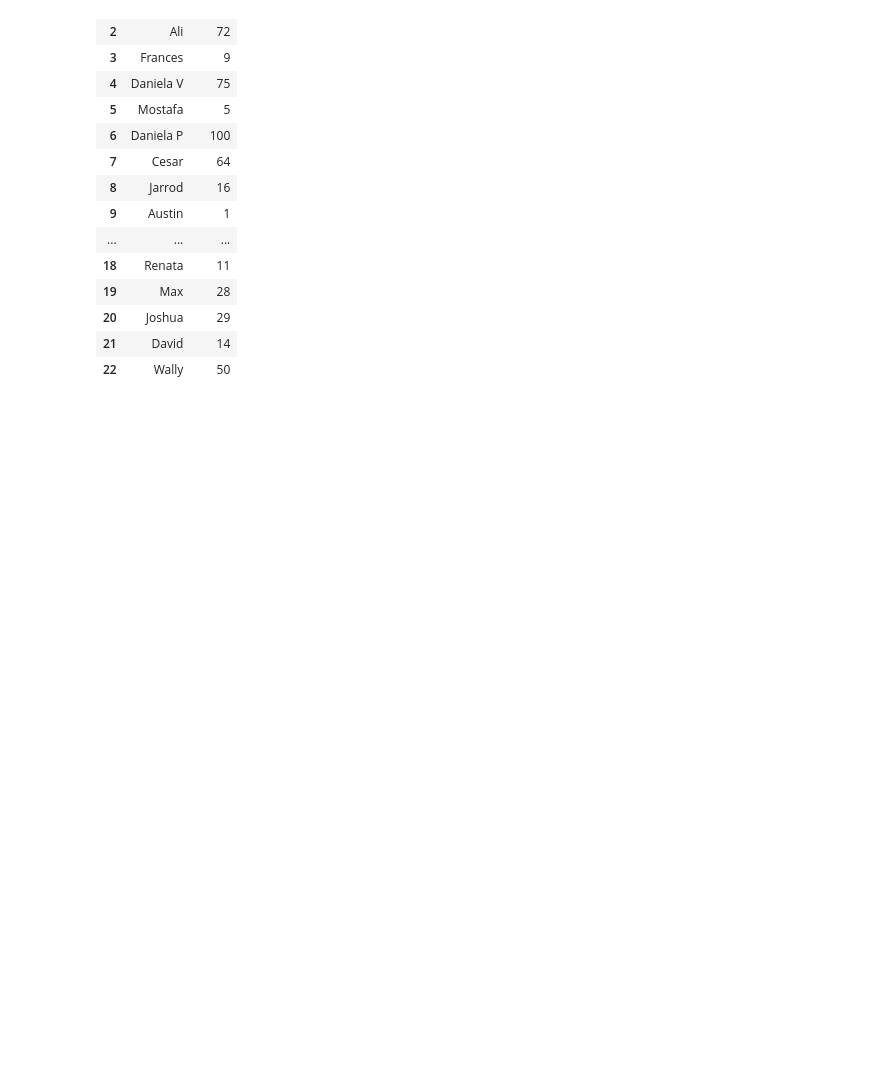
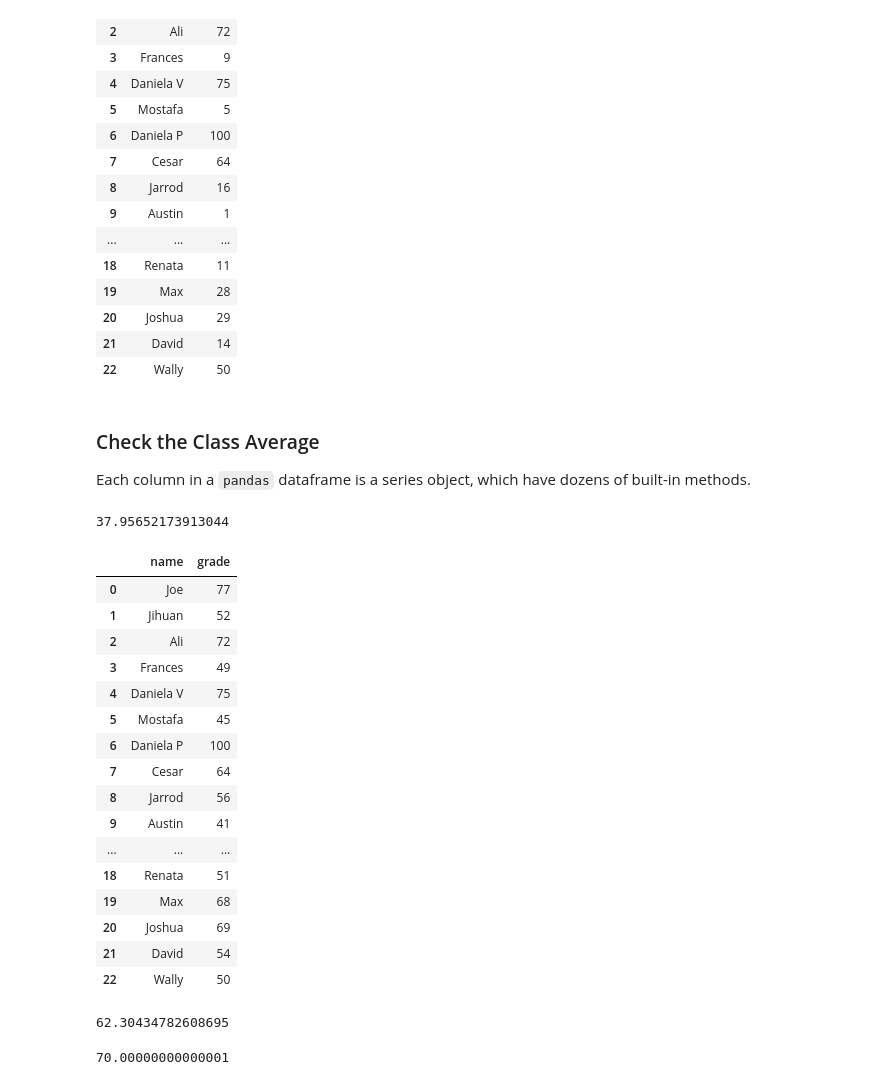
Before and after one commit to austinknies/python_workshop, a Jupyter notebook: pandas_intro.ipynb, the cells around one changed output. Saved outputs shown, nothing was run; the diff lists cells and outputs as text; code cells hidden in the pictures; blank space fills up the shorter version.

```diff
--- a/pandas_intro.ipynb
+++ b/pandas_intro.ipynb
@@ -181,3 +181,43 @@ roster
 | 20 | Joshua | 29 |
 | 21 | David | 14 |
 | 22 | Wally | 50 |
+# %% [markdown]
+### Check the Class Average
+
+Each column in a `pandas` dataframe is a series object, which have dozens of built-in methods.
+# %%
+roster['grade'].mean()
+# %% [output]
+37.95652173913044
+# %%
+# Adding points to everyone with a grade below 50
+roster.loc[roster['grade'] < 50, 'grade'] = roster['grade'] + 40
+roster
+# %% [output]
+|  | name | grade |
+| 0 | Joe | 77 |
+| 1 | Jihuan | 52 |
+| 2 | Ali | 72 |
+| 3 | Frances | 49 |
+| 4 | Daniela V | 75 |
+| 5 | Mostafa | 45 |
+| 6 | Daniela P | 100 |
+| 7 | Cesar | 64 |
+| 8 | Jarrod | 56 |
+| 9 | Austin | 41 |
+| ... | ... | ... |
+| 18 | Renata | 51 |
+| 19 | Max | 68 |
+| 20 | Joshua | 69 |
+| 21 | David | 54 |
+| 22 | Wally | 50 |
+# %%
+roster['grade'].mean()
+# %% [output]
+62.30434782608695
+# %%
+#Adding points to all students such that the new mean is a 70
+roster.loc[roster['grade'] > 0, 'grade'] = roster['grade']*(70/(roster['grade'].mean()))
+roster['grade'].mean()
+# %% [output]
+70.00000000000001
```
Also changed, not shown: parts of 10 cells of this notebook, 1 other file.
